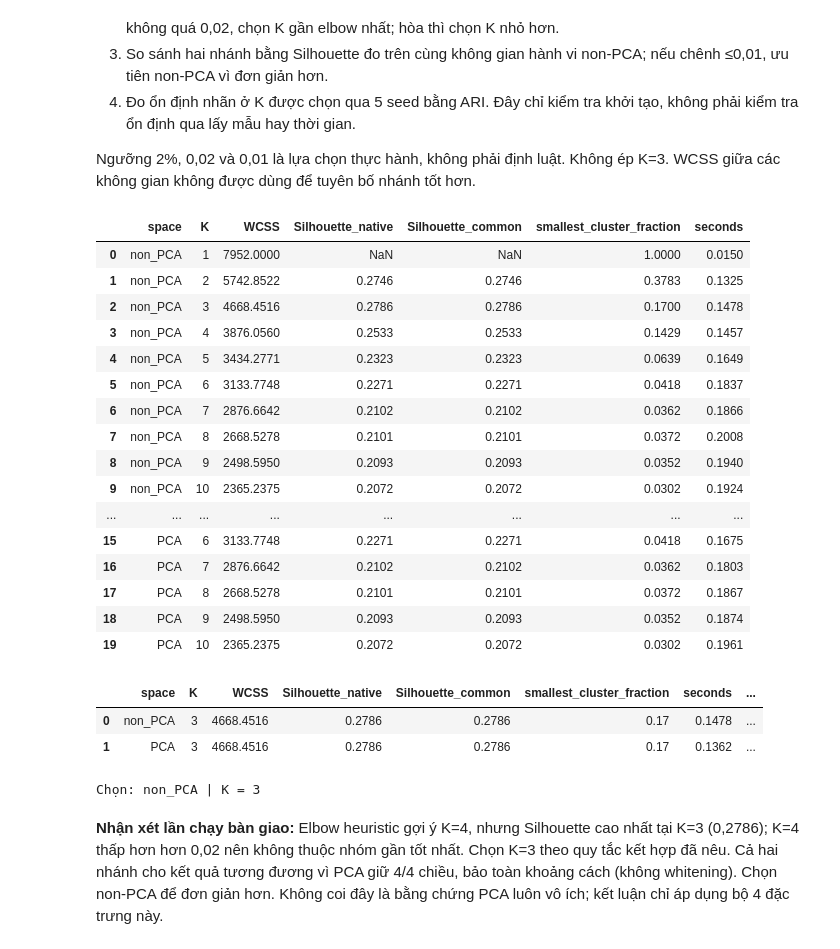
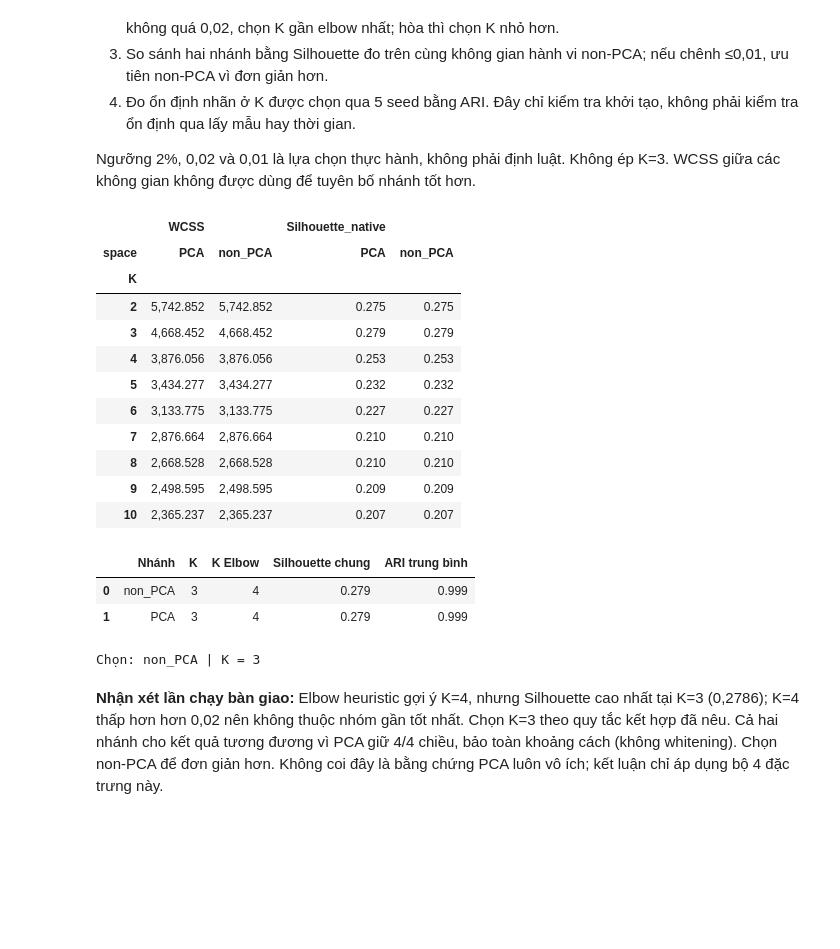
Before and after one commit to Myracc248/data-analysis-ai-nhom11, a Jupyter notebook: notebooks/07_kmeans.ipynb, the cells around one changed output. Drawn from its saved outputs; the diff is of its cells as text; code cells hidden in the pictures; blank space fills up the shorter version.

```diff
--- a/notebooks/07_kmeans.ipynb
+++ b/notebooks/07_kmeans.ipynb
@@ -54,4 +26,21 @@ from src.segmentation.customer_kmeans import (
     choose_models, demographic_sensitivity, make_profiles, save_figures,
     export_results, predict_customers)
 print('Project:', ROOT)
+
+
+# Chỉ định dạng bản sao để hiển thị, không thay đổi dữ liệu tính toán.
+def hien_thi(obj):
+    if isinstance(obj, pd.DataFrame):
+        view = obj.copy()
+        def format_value(value):
+            if isinstance(value, (int, np.integer)):
+                return f"{value:,}"
+            if isinstance(value, (float, np.floating)):
+                return "—" if pd.isna(value) else f"{value:,.3f}"
+            return value
+        for column in view.columns:
+            view[column] = view[column].map(format_value)
+        display(view)
+    else:
+        display(obj)
 # %% [output]
@@ -160,30 +179,32 @@ Ngưỡng 2%, 0,02 và 0,01 là lựa chọn thực hành, không phải định
 # %%
 metrics, models = evaluate_k(spaces)
 comparison, winner, best_k, best_model = choose_models(metrics, spaces, models)
-display(metrics.round(4))
-display(comparison.round(4))
+# Bảng gọn: mỗi K một dòng, đối chiếu hai nhánh cạnh nhau.
+search_view = metrics.loc[metrics.K >= 2].pivot(
+    index='K', columns='space', values=['WCSS', 'Silhouette_native'])
+hien_thi(search_view.round(3))
+comparison_view = comparison[['space', 'K', 'elbow_K', 'Silhouette_common', 'seed_ARI_mean']]
+hien_thi(comparison_view.rename(columns={
+    'space': 'Nhánh', 'elbow_K': 'K Elbow',
+    'Silhouette_common': 'Silhouette chung', 'seed_ARI_mean': 'ARI trung bình'
+}).round(3))
 print('Chọn:', winner, '| K =', best_k)
 # %% [output]
-|  | space | K | WCSS | Silhouette_native | Silhouette_common | smallest_cluster_fraction | seconds |
-| 0 | non_PCA | 1 | 7952.0000 | NaN | NaN | 1.0000 | 0.0150 |
-| 1 | non_PCA | 2 | 5742.8522 | 0.2746 | 0.2746 | 0.3783 | 0.1325 |
-| 2 | non_PCA | 3 | 4668.4516 | 0.2786 | 0.2786 | 0.1700 | 0.1478 |
-| 3 | non_PCA | 4 | 3876.0560 | 0.2533 | 0.2533 | 0.1429 | 0.1457 |
-| 4 | non_PCA | 5 | 3434.2771 | 0.2323 | 0.2323 | 0.0639 | 0.1649 |
-| 5 | non_PCA | 6 | 3133.7748 | 0.2271 | 0.2271 | 0.0418 | 0.1837 |
-| 6 | non_PCA | 7 | 2876.6642 | 0.2102 | 0.2102 | 0.0362 | 0.1866 |
-| 7 | non_PCA | 8 | 2668.5278 | 0.2101 | 0.2101 | 0.0372 | 0.2008 |
-| 8 | non_PCA | 9 | 2498.5950 | 0.2093 | 0.2093 | 0.0352 | 0.1940 |
-| 9 | non_PCA | 10 | 2365.2375 | 0.2072 | 0.2072 | 0.0302 | 0.1924 |
-| ... | ... | ... | ... | ... | ... | ... | ... |
-| 15 | PCA | 6 | 3133.7748 | 0.2271 | 0.2271 | 0.0418 | 0.1675 |
-| 16 | PCA | 7 | 2876.6642 | 0.2102 | 0.2102 | 0.0362 | 0.1803 |
-| 17 | PCA | 8 | 2668.5278 | 0.2101 | 0.2101 | 0.0372 | 0.1867 |
-| 18 | PCA | 9 | 2498.5950 | 0.2093 | 0.2093 | 0.0352 | 0.1874 |
-| 19 | PCA | 10 | 2365.2375 | 0.2072 | 0.2072 | 0.0302 | 0.1961 |
+|  | WCSS |  | Silhouette_native |  |
+| space | PCA | non_PCA | PCA | non_PCA |
+| K |  |  |  |  |
+| 2 | 5,742.852 | 5,742.852 | 0.275 | 0.275 |
+| 3 | 4,668.452 | 4,668.452 | 0.279 | 0.279 |
+| 4 | 3,876.056 | 3,876.056 | 0.253 | 0.253 |
+| 5 | 3,434.277 | 3,434.277 | 0.232 | 0.232 |
+| 6 | 3,133.775 | 3,133.775 | 0.227 | 0.227 |
+| 7 | 2,876.664 | 2,876.664 | 0.210 | 0.210 |
+| 8 | 2,668.528 | 2,668.528 | 0.210 | 0.210 |
+| 9 | 2,498.595 | 2,498.595 | 0.209 | 0.209 |
+| 10 | 2,365.237 | 2,365.237 | 0.207 | 0.207 |
-|  | space | K | WCSS | Silhouette_native | Silhouette_common | smallest_cluster_fraction | seconds | ... |
-| 0 | non_PCA | 3 | 4668.4516 | 0.2786 | 0.2786 | 0.17 | 0.1478 | ... |
-| 1 | PCA | 3 | 4668.4516 | 0.2786 | 0.2786 | 0.17 | 0.1362 | ... |
+|  | Nhánh | K | K Elbow | Silhouette chung | ARI trung bình |
+| 0 | non_PCA | 3 | 4 | 0.279 | 0.999 |
+| 1 | PCA | 3 | 4 | 0.279 | 0.999 |
 Chọn: non_PCA | K = 3
 # %% [markdown]
 **Nhận xét lần chạy bàn giao:** Elbow heuristic gợi ý K=4, nhưng Silhouette cao nhất tại K=3 (0,2786); K=4 thấp hơn hơn 0,02 nên không thuộc nhóm gần tốt nhất. Chọn K=3 theo quy tắc kết hợp đã nêu. Cả hai nhánh cho kết quả tương đương vì PCA giữ 4/4 chiều, bảo toàn khoảng cách (không whitening). Chọn non-PCA để đơn giản hơn. Không coi đây là bằng chứng PCA luôn vô ích; kết luận chỉ áp dụng bộ 4 đặc trưng này.
```
Also changed, not shown: parts of 13 cells of this notebook, 19 other files.
